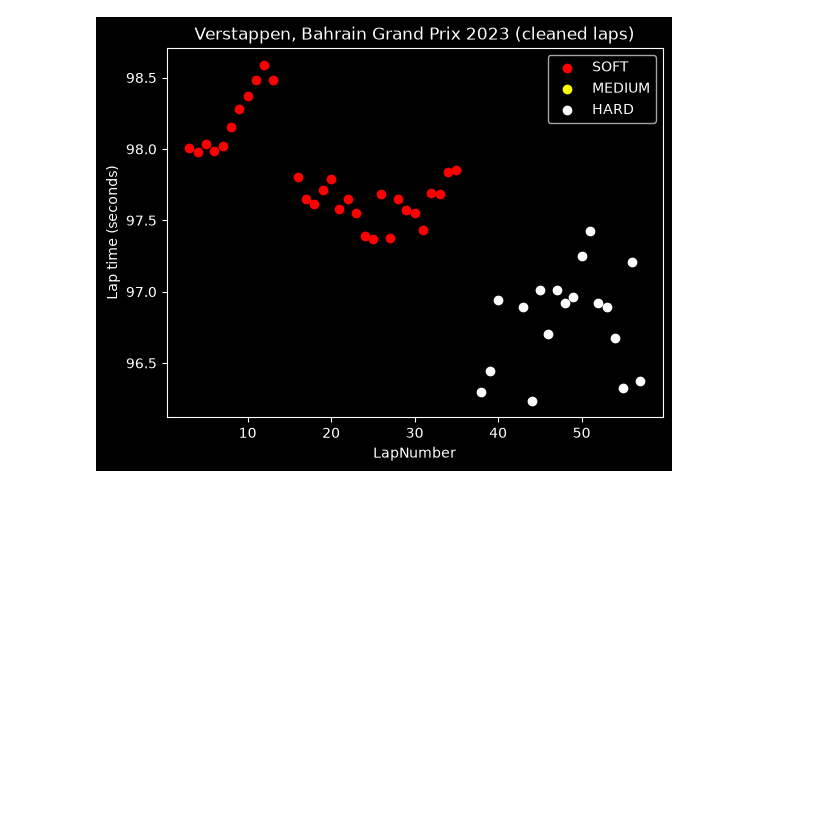
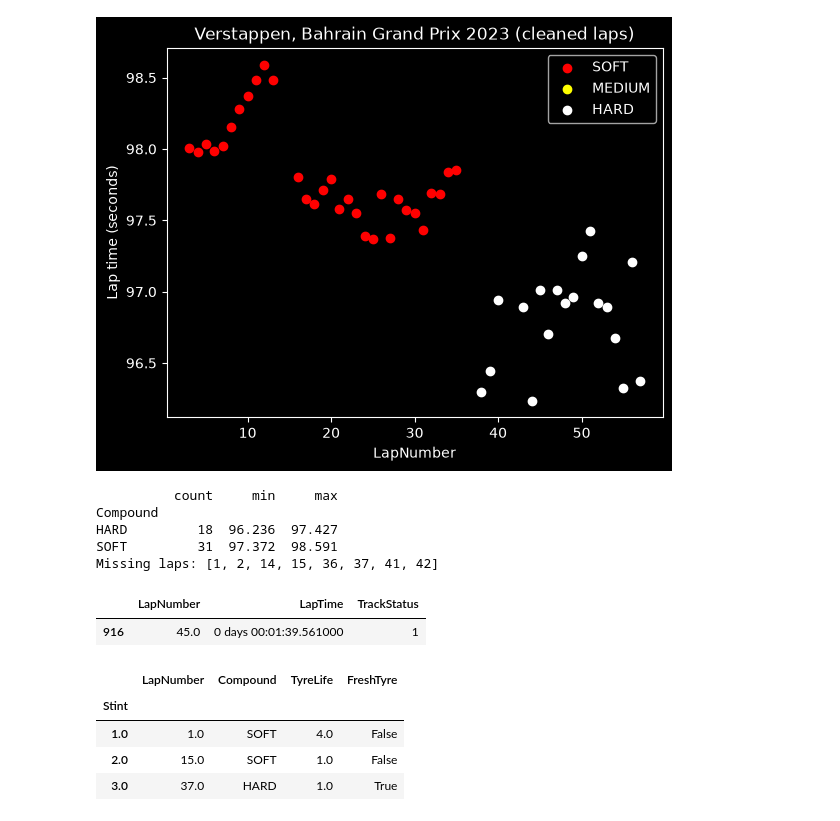
Before and after one commit to janjanisz/boxbox, a Jupyter notebook: 05_cleaning.ipynb, the cells around one changed output. Cells and saved outputs as stored; diff of their text form; code cells hidden in the pictures; blank space fills up the shorter version.

Commit message:
Stage 6  and its notes completed. Extra VSC and Tyre checks added in notebook to use for notes.

```diff
--- a/05_cleaning.ipynb
+++ b/05_cleaning.ipynb
@@ -163,3 +207,25 @@ plt.show()
 # %% [output]
 Verstappen laps left: 49
 [figure]
+# %%
+print(ver.groupby('Compound')['LapTimeSeconds'].agg(['count', 'min', 'max']))
+print('Missing laps:', sorted(set(range(1, int(laps['LapNumber'].max()) + 1)) - set(ver['LapNumber'])))
+# %% [output]
+          count     min     max
+Compound
+HARD         18  96.236  97.427
+SOFT         31  97.372  98.591
+Missing laps: [1, 2, 14, 15, 36, 37, 41, 42]
+# %%
+green[(green['Driver'] == 'SAI') & (green['LapNumber'] == 45)][['LapNumber', 'LapTime', 'TrackStatus']]
+# %% [output]
+|  | LapNumber | LapTime | TrackStatus |
+| 916 | 45.0 | 0 days 00:01:39.561000 | 1 |
+# %%
+laps[laps['Driver'] == 'VER'].groupby('Stint')[['LapNumber', 'Compound', 'TyreLife', 'FreshTyre']].first()
+# %% [output]
+|  | LapNumber | Compound | TyreLife | FreshTyre |
+| Stint |  |  |  |  |
+| 1.0 | 1.0 | SOFT | 4.0 | False |
+| 2.0 | 15.0 | SOFT | 1.0 | False |
+| 3.0 | 37.0 | HARD | 1.0 | True |
```
Also changed, not shown: parts of 7 cells of this notebook, 3 other files.
